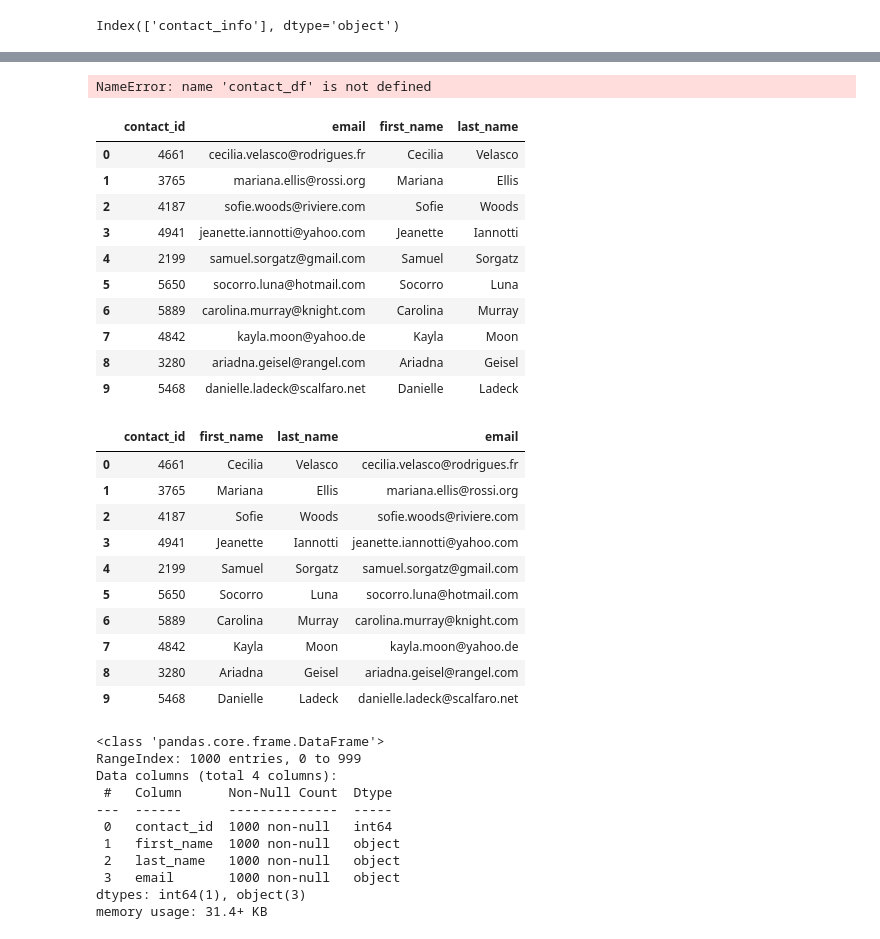
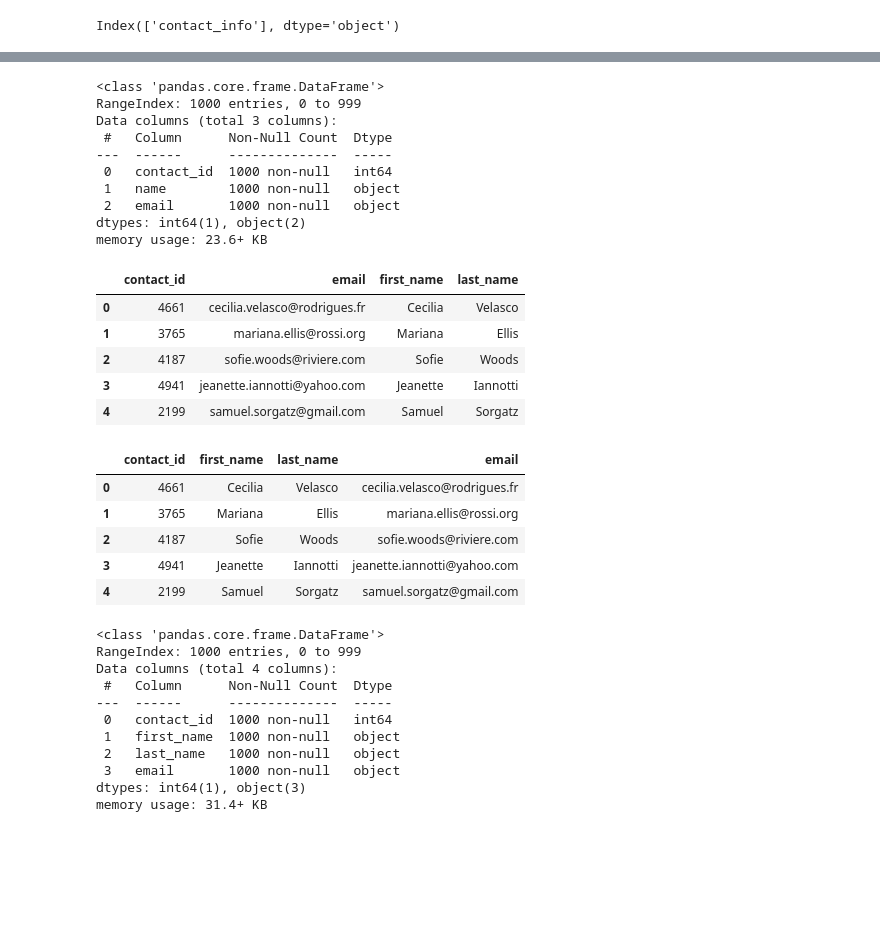
Before and after one commit to rupsamshah/Crowdfunding_ETL, a Jupyter notebook: ETL_Mini_Project_RShah_JSafadi.ipynb, the cells around one changed output, grey strips where cells are left out. Saved outputs shown, nothing was run; the diff lists cells and outputs as text; code cells hidden in the pictures; blank space fills up the shorter version.

```diff
--- a/ETL_Mini_Project_RShah_JSafadi.ipynb
+++ b/ETL_Mini_Project_RShah_JSafadi.ipynb
@@ -320,7 +321,7 @@ for i, row in contact_info_df.iterrows():
     data = row[0]
     converted_data = json.loads(data)
     # Iterate through each dictionary (row) and get the values for each row using list comprehension.
-    row_values = [value for value in row]
+    row_values = [value for value in converted_data.values()]
     # Append the list of values for each row to a list.
     dict_values.append(row_values)
 
@@ -341,26 +347,34 @@ ValueError: 3 columns passed, passed data had 1 columns
 # Check the datatypes.
 contact_df.info()
 # %% [output]
-NameError: name 'contact_df' is not defined
+<class 'pandas.core.frame.DataFrame'>
+RangeIndex: 1000 entries, 0 to 999
+Data columns (total 3 columns):
+ #   Column      Non-Null Count  Dtype
+---  ------      --------------  -----
+ 0   contact_id  1000 non-null   int64
+ 1   name        1000 non-null   object
+ 2   email       1000 non-null   object
+dtypes: int64(1), object(2)
+memory usage: 23.6+ KB
 # %%
 # Create a "first"name" and "last_name" column with the first and last names from the "name" column.
-
+contact_df[['first_name' , 'last_name']]=contact_df['name'].str.split(' ' , expand=True)
 
 # Drop the contact_name column
+contact_df.drop(columns=['name'], inplace=True)
+contact_df.head()
 # %% [output]
 |  | contact_id | email | first_name | last_name |
 | 0 | 4661 | cecilia.velasco@rodrigues.fr | Cecilia | Velasco |
 | 1 | 3765 | mariana.ellis@rossi.org | Mariana | Ellis |
 | 2 | 4187 | sofie.woods@riviere.com | Sofie | Woods |
 | 3 | 4941 | jeanette.iannotti@yahoo.com | Jeanette | Iannotti |
 | 4 | 2199 | samuel.sorgatz@gmail.com | Samuel | Sorgatz |
-| 5 | 5650 | socorro.luna@hotmail.com | Socorro | Luna |
-| 6 | 5889 | carolina.murray@knight.com | Carolina | Murray |
-| 7 | 4842 | kayla.moon@yahoo.de | Kayla | Moon |
-| 8 | 3280 | ariadna.geisel@rangel.com | Ariadna | Geisel |
-| 9 | 5468 | danielle.ladeck@scalfaro.net | Danielle | Ladeck |
 # %%
 # Reorder the columns
+contacts_df_clean=contact_df[['contact_id' , 'first_name' , 'last_name' , 'email']]
+contacts_df_clean.head()
 # %% [output]
 |  | contact_id | first_name | last_name | email |
 | 0 | 4661 | Cecilia | Velasco | cecilia.velasco@rodrigues.fr |
@@ -368,10 +382,5 @@ NameError: name 'contact_df' is not defined
 | 2 | 4187 | Sofie | Woods | sofie.woods@riviere.com |
 | 3 | 4941 | Jeanette | Iannotti | jeanette.iannotti@yahoo.com |
 | 4 | 2199 | Samuel | Sorgatz | samuel.sorgatz@gmail.com |
-| 5 | 5650 | Socorro | Luna | socorro.luna@hotmail.com |
-| 6 | 5889 | Carolina | Murray | carolina.murray@knight.com |
-| 7 | 4842 | Kayla | Moon | kayla.moon@yahoo.de |
-| 8 | 3280 | Ariadna | Geisel | ariadna.geisel@rangel.com |
-| 9 | 5468 | Danielle | Ladeck | danielle.ladeck@scalfaro.net |
 # %%
 # Check the datatypes one more time before exporting as CSV file.
```
Also changed, not shown: parts of 15 cells of this notebook, 3 other files.
